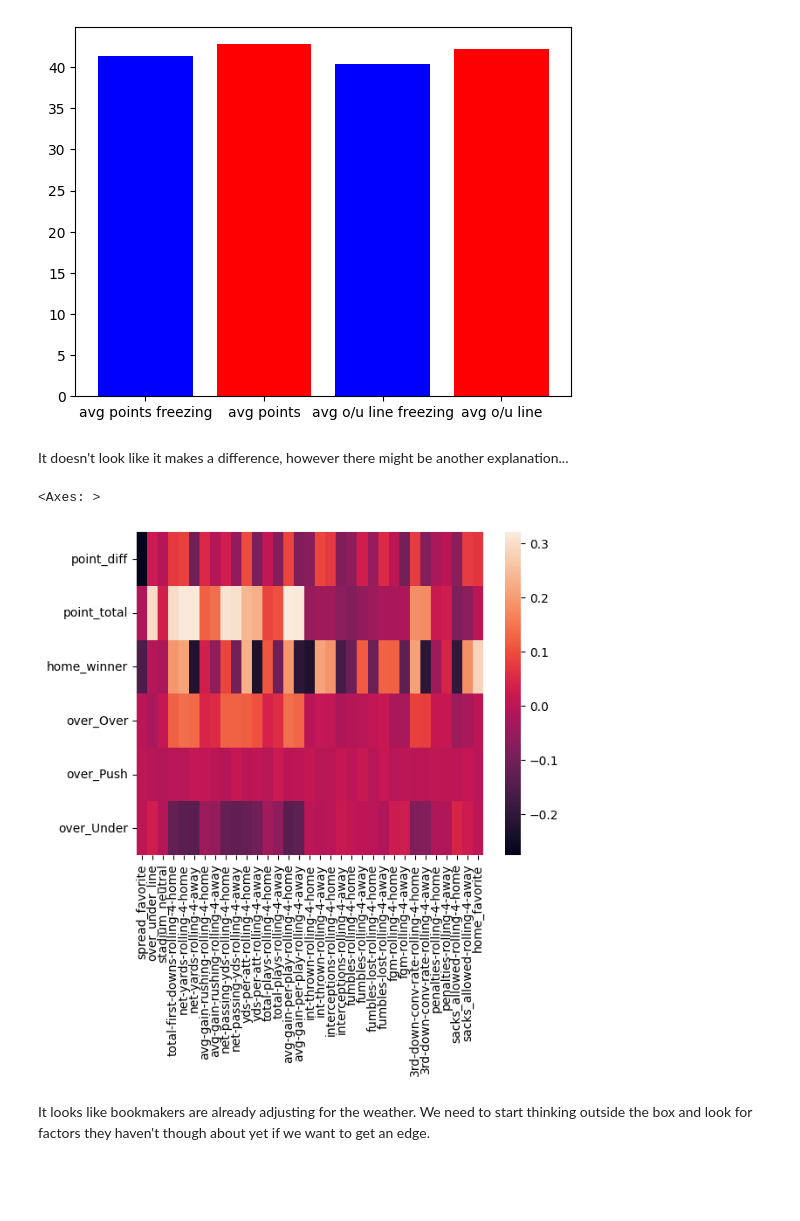
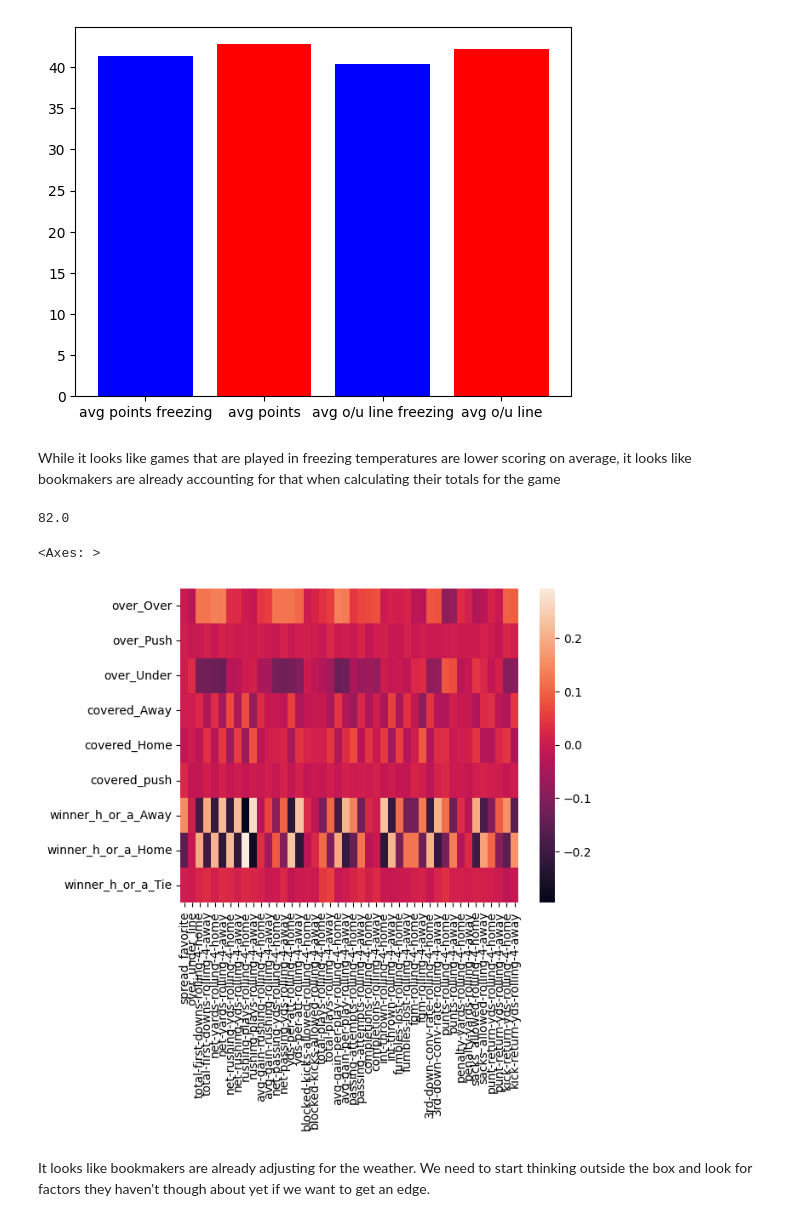
Before and after one commit to JonathanSears1/JonathanSears1.github.io, a Jupyter notebook: Beat-The-Books.ipynb, the cells around one changed output. Drawn from its saved outputs; the diff is of its cells as text; code cells hidden in the pictures; blank space fills up the shorter version.

```diff
--- a/Beat-The-Books.ipynb
+++ b/Beat-The-Books.ipynb
@@ -717,3 +575,6 @@ master_df['home_winner'] = master_df['winner'] == master_df['team_home']
+# %%
+master_df_with_moneyline = pd.read_csv('Data/final_master_for_ml.csv',dtype={'date':object,'season':'float','neutral':object,'playoff':object,'home_team':object,'away_team':object,'qb_away':object,'qb_home':object})
+master_df = pd.read_csv('Data/final_master.csv',dtype={'date':object,'season':'float','neutral':object,'playoff':object,'home_team':object,'away_team':object,'qb_away':object,'qb_home':object})
 # %%
 rolling_cols = ['Unnamed: 0-rolling-4-home',
  'Unnamed: 0-rolling-4-away',
@@ -1114,5 +940,9 @@ plt.bar(x=['avg points freezing', 'avg points','avg o/u line freezing', 'avg o/u
 # %% [output]
 <BarContainer object of 4 artists>
 [figure]
-# %% [markdown]
-It doesn't look like it makes a difference, however there might be another explanation...
+# %% [markdown]
+While it looks like games that are played in freezing temperatures are lower scoring on average, it looks like bookmakers are already accounting for that when calculating their totals for the game
+# %%
+len(rolling_cols) /3
+# %% [output]
+82.0
@@ -1119,8 +995,8 @@ It doesn't look like it makes a difference, however there might be another expla
 # %%
-sns.heatmap(pd.get_dummies(master_df[features_rolling_4_game + y_regression_features + y_classification_features]).corr().filter(features_rolling_4_game).drop(features_rolling_4_game),xticklabels=True)
+sns.heatmap(pd.get_dummies(master_df[correlates + y_features]).corr().filter(correlates).drop(correlates),xticklabels=True)
 # %% [output]
 <Axes: >
-[figure, old version]
+[figure, new version]
 # %% [markdown]
 It looks like bookmakers are already adjusting for the weather. We need to start thinking outside the box and look for factors they haven't though about yet if we want to get an edge.
 # %% [markdown]
```
Also changed, not shown: parts of 104 cells of this notebook.
